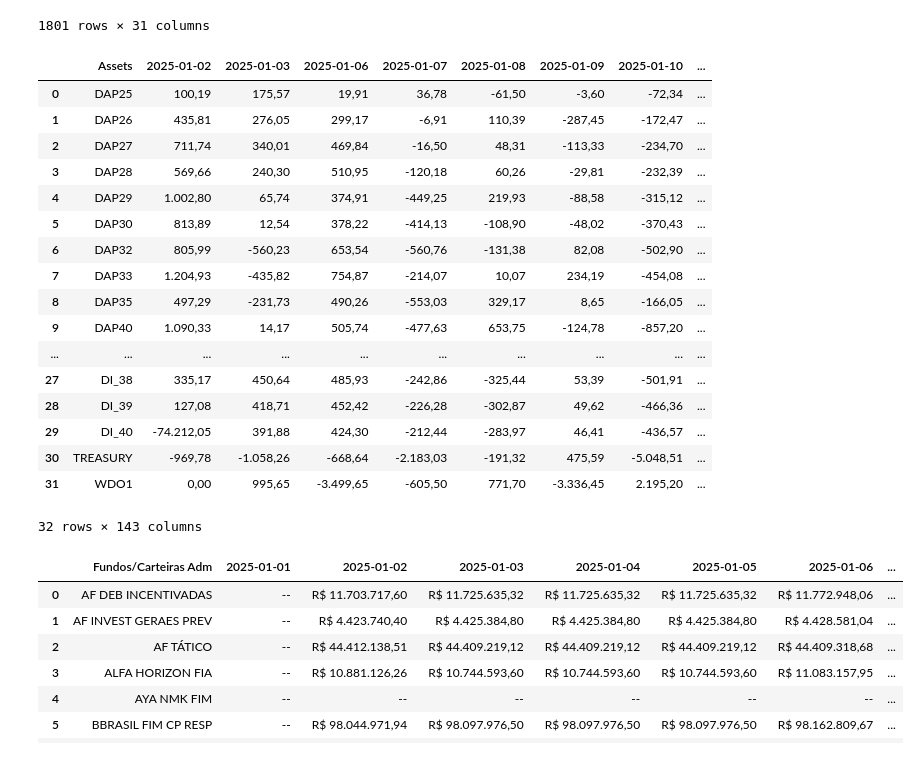
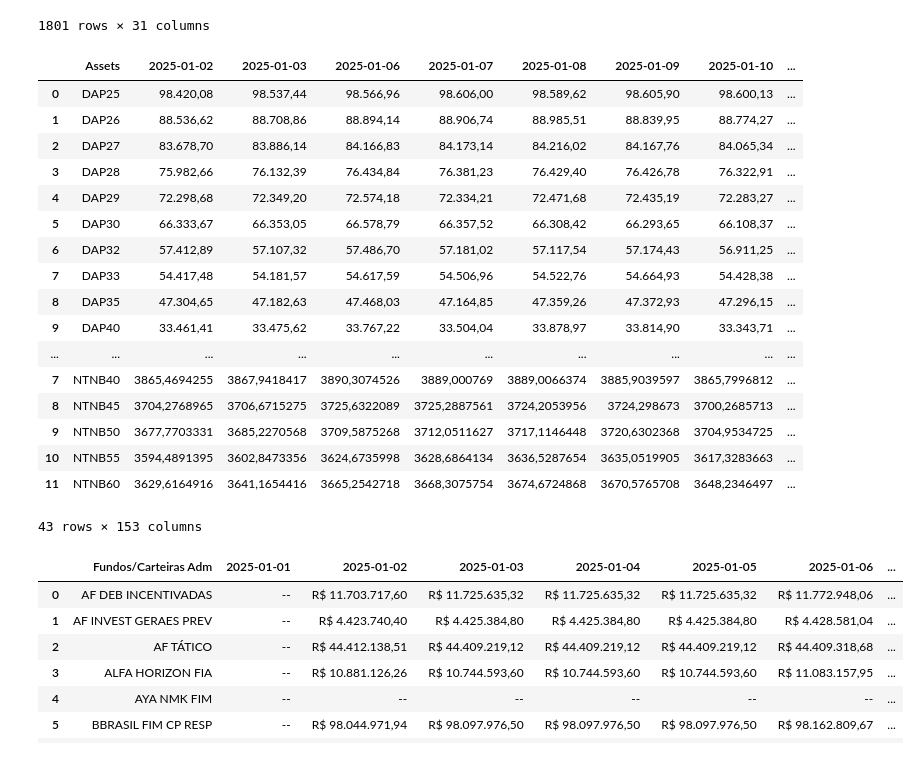
Before and after one commit to AFINVEST/Projeto-Gestao-Risco, a Jupyter notebook: teste.ipynb, the cells around one changed output. Drawn from its saved outputs; the diff is of its cells as text; code cells hidden in the pictures.

```diff
--- a/teste.ipynb
+++ b/teste.ipynb
@@ -18,28 +18,28 @@ df
 | 1801 | 2025-06-30 | 93022.53 | 81971.49 | 73228.55 | 65150.72 | 57599.17 | 50750.68 | 44633.99 | 39352.12 | 30731.36 | ... | ... |
 1801 rows × 31 columns
 # %%
-dados = pd.read_parquet('Dados/df_valor_ajuste_contrato.parquet')
-#Dropar 2025-05-02 coluna
+dados = pd.read_parquet('Dados/df_preco_de_ajuste_atual_completo.parquet')
+#Dropar 2025-05-02
 dados
 # %% [output]
 |  | Assets | 2025-01-02 | 2025-01-03 | 2025-01-06 | 2025-01-07 | 2025-01-08 | 2025-01-09 | 2025-01-10 | ... |
-| 0 | DAP25 | 100,19 | 175,57 | 19,91 | 36,78 | -61,50 | -3,60 | -72,34 | ... |
-| 1 | DAP26 | 435,81 | 276,05 | 299,17 | -6,91 | 110,39 | -287,45 | -172,47 | ... |
-| 2 | DAP27 | 711,74 | 340,01 | 469,84 | -16,50 | 48,31 | -113,33 | -234,70 | ... |
-| 3 | DAP28 | 569,66 | 240,30 | 510,95 | -120,18 | 60,26 | -29,81 | -232,39 | ... |
-| 4 | DAP29 | 1.002,80 | 65,74 | 374,91 | -449,25 | 219,93 | -88,58 | -315,12 | ... |
-| 5 | DAP30 | 813,89 | 12,54 | 378,22 | -414,13 | -108,90 | -48,02 | -370,43 | ... |
-| 6 | DAP32 | 805,99 | -560,23 | 653,54 | -560,76 | -131,38 | 82,08 | -502,90 | ... |
-| 7 | DAP33 | 1.204,93 | -435,82 | 754,87 | -214,07 | 10,07 | 234,19 | -454,08 | ... |
-| 8 | DAP35 | 497,29 | -231,73 | 490,26 | -553,03 | 329,17 | 8,65 | -166,05 | ... |
-| 9 | DAP40 | 1.090,33 | 14,17 | 505,74 | -477,63 | 653,75 | -124,78 | -857,20 | ... |
+| 0 | DAP25 | 98.420,08 | 98.537,44 | 98.566,96 | 98.606,00 | 98.589,62 | 98.605,90 | 98.600,13 | ... |
+| 1 | DAP26 | 88.536,62 | 88.708,86 | 88.894,14 | 88.906,74 | 88.985,51 | 88.839,95 | 88.774,27 | ... |
+| 2 | DAP27 | 83.678,70 | 83.886,14 | 84.166,83 | 84.173,14 | 84.216,02 | 84.167,76 | 84.065,34 | ... |
+| 3 | DAP28 | 75.982,66 | 76.132,39 | 76.434,84 | 76.381,23 | 76.429,40 | 76.426,78 | 76.322,91 | ... |
+| 4 | DAP29 | 72.298,68 | 72.349,20 | 72.574,18 | 72.334,21 | 72.471,68 | 72.435,19 | 72.283,27 | ... |
+| 5 | DAP30 | 66.333,67 | 66.353,05 | 66.578,79 | 66.357,52 | 66.308,42 | 66.293,65 | 66.108,37 | ... |
+| 6 | DAP32 | 57.412,89 | 57.107,32 | 57.486,70 | 57.181,02 | 57.117,54 | 57.174,43 | 56.911,25 | ... |
+| 7 | DAP33 | 54.417,48 | 54.181,57 | 54.617,59 | 54.506,96 | 54.522,76 | 54.664,93 | 54.428,38 | ... |
+| 8 | DAP35 | 47.304,65 | 47.182,63 | 47.468,03 | 47.164,85 | 47.359,26 | 47.372,93 | 47.296,15 | ... |
+| 9 | DAP40 | 33.461,41 | 33.475,62 | 33.767,22 | 33.504,04 | 33.878,97 | 33.814,90 | 33.343,71 | ... |
 | ... | ... | ... | ... | ... | ... | ... | ... | ... | ... |
-| 27 | DI_38 | 335,17 | 450,64 | 485,93 | -242,86 | -325,44 | 53,39 | -501,91 | ... |
-| 28 | DI_39 | 127,08 | 418,71 | 452,42 | -226,28 | -302,87 | 49,62 | -466,36 | ... |
-| 29 | DI_40 | -74.212,05 | 391,88 | 424,30 | -212,44 | -283,97 | 46,41 | -436,57 | ... |
-| 30 | TREASURY | -969,78 | -1.058,26 | -668,64 | -2.183,03 | -191,32 | 475,59 | -5.048,51 | ... |
-| 31 | WDO1 | 0,00 | 995,65 | -3.499,65 | -605,50 | 771,70 | -3.336,45 | 2.195,20 | ... |
+| 7 | NTNB40 | 3865,4694255 | 3867,9418417 | 3890,3074526 | 3889,000769 | 3889,0066374 | 3885,9039597 | 3865,7996812 | ... |
+| 8 | NTNB45 | 3704,2768965 | 3706,6715275 | 3725,6322089 | 3725,2887561 | 3724,2053956 | 3724,298673 | 3700,2685713 | ... |
+| 9 | NTNB50 | 3677,7703331 | 3685,2270568 | 3709,5875268 | 3712,0511627 | 3717,1146448 | 3720,6302368 | 3704,9534725 | ... |
+| 10 | NTNB55 | 3594,4891395 | 3602,8473356 | 3624,6735998 | 3628,6864134 | 3636,5287654 | 3635,0519905 | 3617,3283663 | ... |
+| 11 | NTNB60 | 3629,6164916 | 3641,1654416 | 3665,2542718 | 3668,3075754 | 3674,6724868 | 3670,5765708 | 3648,2346497 | ... |
-32 rows × 143 columns
+43 rows × 153 columns
 # %%
 dados2 = dados.iloc[[12,13,25]]
 dados2.to_csv('Dados/df_fundos_teste.csv', index=False, sep=';')
```
Also changed, not shown: 9 other files.
